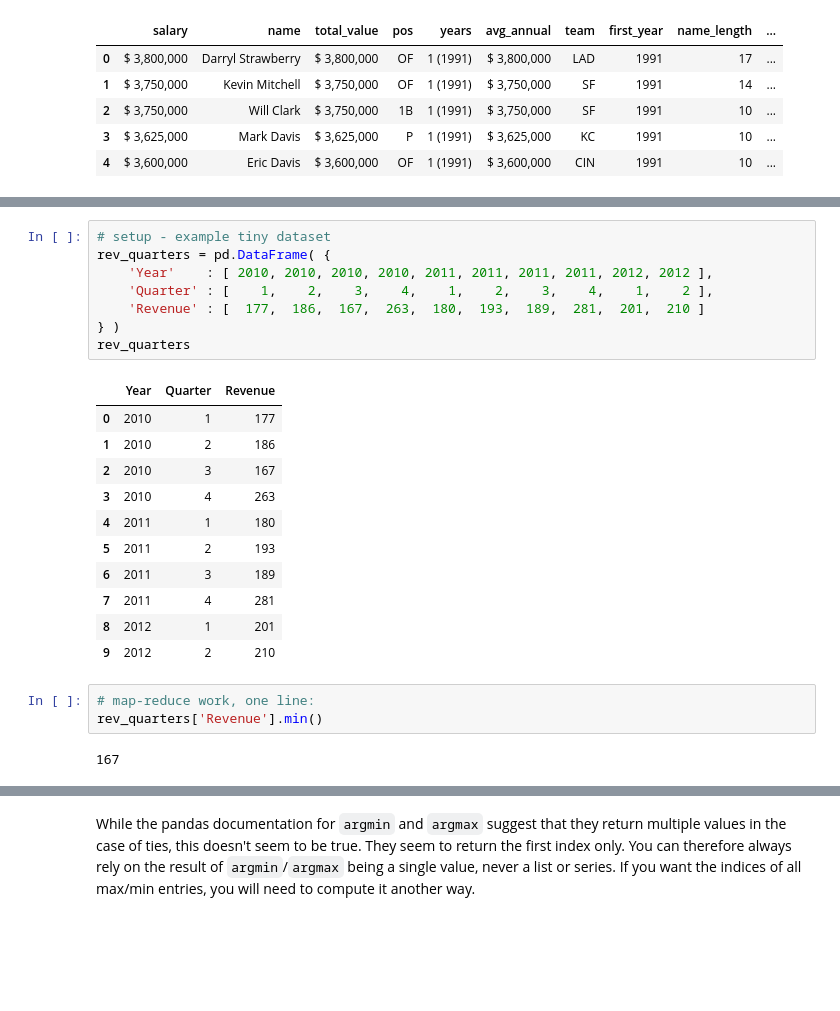
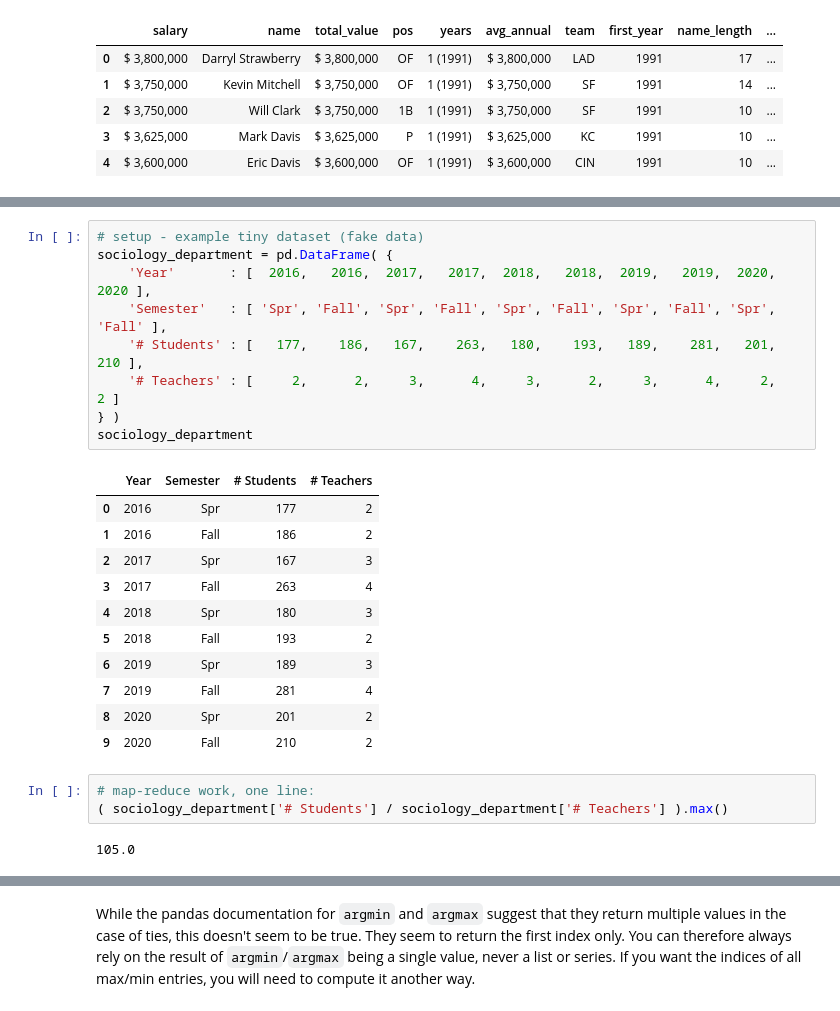
Before and after one commit to nathancarter/MA346-course-notes, a Jupyter notebook: chapter-11-processing-rows.ipynb, the cells around one changed output, grey strips where cells are left out. Drawn from its saved outputs; the diff is of its cells as text; blank space fills up the shorter version.

```diff
--- a/chapter-11-processing-rows.ipynb
+++ b/chapter-11-processing-rows.ipynb
@@ -242,27 +246,28 @@ A map-reduce process is one that takes any list, *maps* a specific function acro
 
 Let's actually do the above computation on some small sample (fictional) data:
-# %%
-# setup - example tiny dataset
-rev_quarters = pd.DataFrame( {
-    'Year'    : [ 2010, 2010, 2010, 2010, 2011, 2011, 2011, 2011, 2012, 2012 ],
-    'Quarter' : [    1,    2,    3,    4,    1,    2,    3,    4,    1,    2 ],
-    'Revenue' : [  177,  186,  167,  263,  180,  193,  189,  281,  201,  210 ]
-} )
-rev_quarters
-# %% [output]
-|  | Year | Quarter | Revenue |
-| 0 | 2010 | 1 | 177 |
-| 1 | 2010 | 2 | 186 |
-| 2 | 2010 | 3 | 167 |
-| 3 | 2010 | 4 | 263 |
-| 4 | 2011 | 1 | 180 |
-| 5 | 2011 | 2 | 193 |
-| 6 | 2011 | 3 | 189 |
-| 7 | 2011 | 4 | 281 |
-| 8 | 2012 | 1 | 201 |
-| 9 | 2012 | 2 | 210 |
+# %%
+# setup - example tiny dataset (fake data)
+sociology_department = pd.DataFrame( {
+    'Year'       : [  2016,   2016,  2017,   2017,  2018,   2018,  2019,   2019,  2020,   2020 ],
+    'Semester'   : [ 'Spr', 'Fall', 'Spr', 'Fall', 'Spr', 'Fall', 'Spr', 'Fall', 'Spr', 'Fall' ],
+    '# Students' : [   177,    186,   167,    263,   180,    193,   189,    281,   201,    210 ],
+    '# Teachers' : [     2,      2,     3,      4,     3,      2,     3,      4,     2,      2 ]
+} )
+sociology_department
+# %% [output]
+|  | Year | Semester | # Students | # Teachers |
+| 0 | 2016 | Spr | 177 | 2 |
+| 1 | 2016 | Fall | 186 | 2 |
+| 2 | 2017 | Spr | 167 | 3 |
+| 3 | 2017 | Fall | 263 | 4 |
+| 4 | 2018 | Spr | 180 | 3 |
+| 5 | 2018 | Fall | 193 | 2 |
+| 6 | 2019 | Spr | 189 | 3 |
+| 7 | 2019 | Fall | 281 | 4 |
+| 8 | 2020 | Spr | 201 | 2 |
+| 9 | 2020 | Fall | 210 | 2 |
 # %%
 # map-reduce work, one line:
-rev_quarters['Revenue'].min()
+( sociology_department['# Students'] / sociology_department['# Teachers'] ).max()
 # %% [output]
-167
+105.0
```
Also changed, not shown: parts of 29 cells of this notebook, 3 other files.
